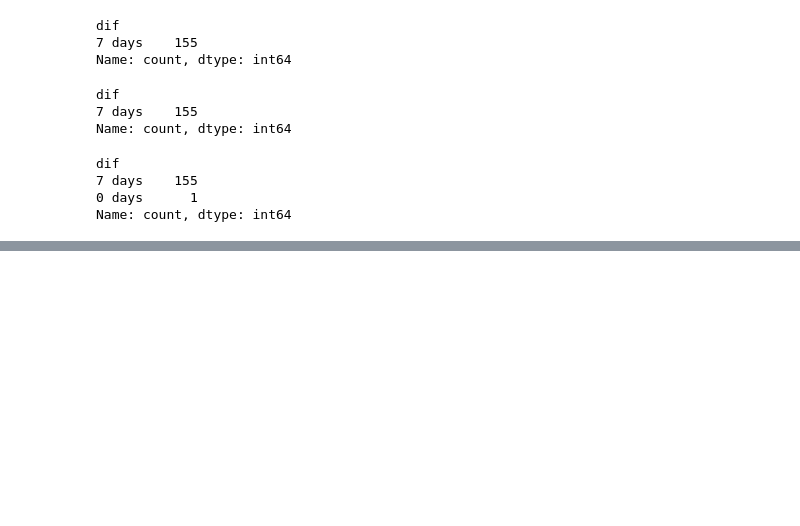
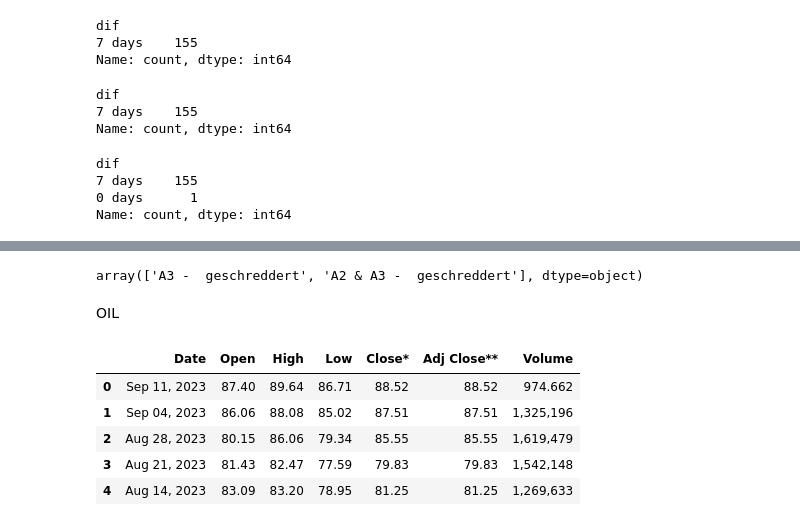
Before and after one commit to surajkarak/KIPA_DigiTrans, a Jupyter notebook: KIPA.ipynb, the cells around one changed output, grey strips where cells are left out. Saved outputs shown, nothing was run; the diff lists cells and outputs as text; code cells hidden in the pictures; blank space fills up the shorter version.

```diff
--- a/KIPA.ipynb
+++ b/KIPA.ipynb
@@ -277,0 +286,4 @@ fig.show()
+# %%
+TS6['full'].unique()
+# %% [output]
+array(['A3 -  geschreddert', 'A2 & A3 -  geschreddert'], dtype=object)
@@ -277,0 +293,12 @@ fig.show()
+# %% [markdown]
+OIL
+# %%
+oil = pd.read_excel('Crude_oil.xlsx')
+oil.head()
+# %% [output]
+|  | Date | Open | High | Low | Close* | Adj Close** | Volume |
+| 0 | Sep 11, 2023 | 87.40 | 89.64 | 86.71 | 88.52 | 88.52 | 974.662 |
+| 1 | Sep 04, 2023 | 86.06 | 88.08 | 85.02 | 87.51 | 87.51 | 1,325,196 |
+| 2 | Aug 28, 2023 | 80.15 | 86.06 | 79.34 | 85.55 | 85.55 | 1,619,479 |
+| 3 | Aug 21, 2023 | 81.43 | 82.47 | 77.59 | 79.83 | 79.83 | 1,542,148 |
+| 4 | Aug 14, 2023 | 83.09 | 83.20 | 78.95 | 81.25 | 81.25 | 1,269,633 |
```
Also changed, not shown: parts of 11 cells of this notebook, 1 other file.
